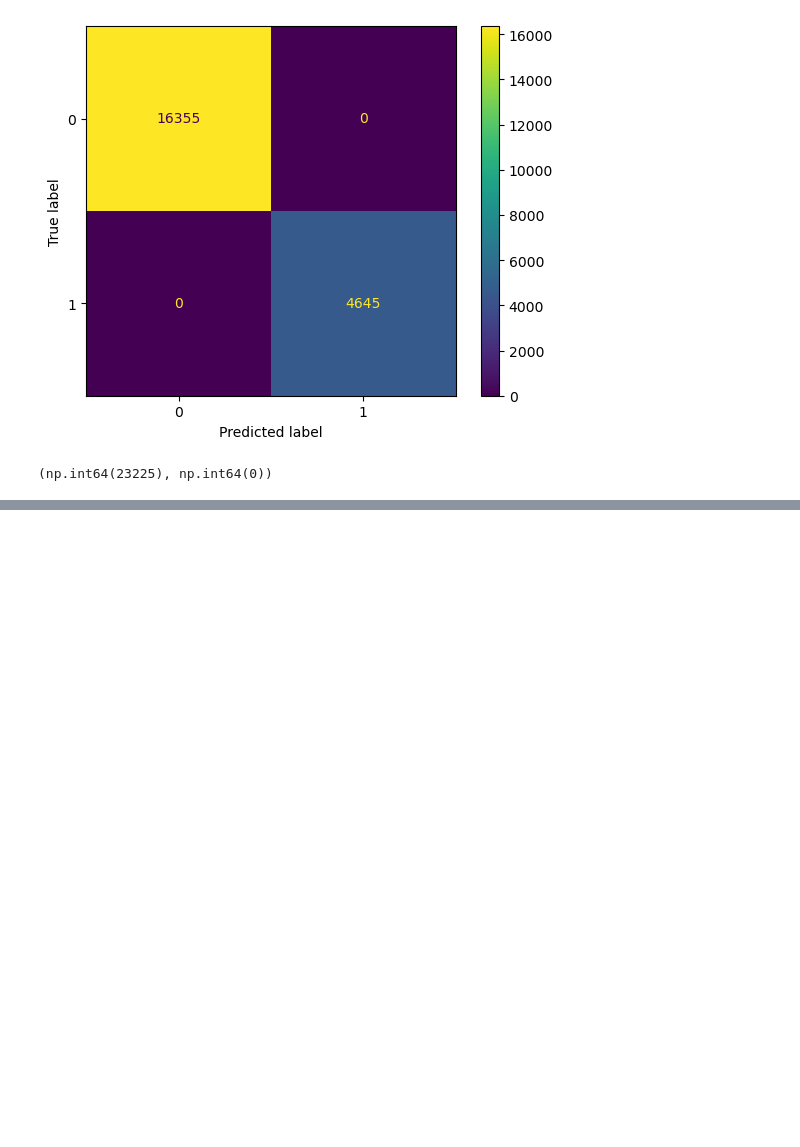
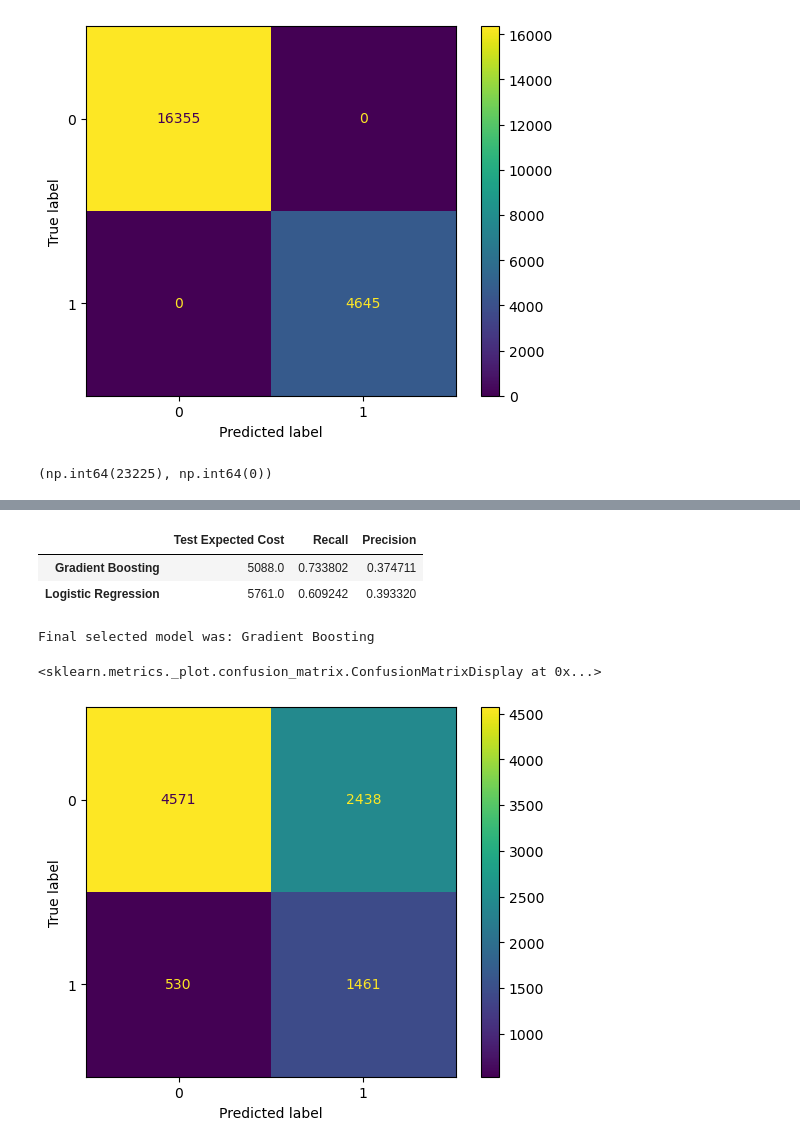
Before and after one commit to bbarafat/credit_risk_ml, a Jupyter notebook: notebooks/exploration.ipynb, the cells around one changed output, grey strips where cells are left out. Drawn from its saved outputs; the diff is of its cells as text; code cells hidden in the pictures; blank space fills up the shorter version.

```diff
--- a/notebooks/exploration.ipynb
+++ b/notebooks/exploration.ipynb
@@ -480,0 +589,19 @@ dummy_cost, logreg_cost
+# %%
+fitted_models = {}
+
+for name, model in finalists.items():
+    fitted = model.fit(X_train, y_train)
+    fitted_models[name] = fitted
+# %%
+test_results = {}
+
+for name, model in fitted_models.items():
+    y_test_prob = model.predict_proba(X_test)[:, 1]
+    y_test_pred = predict_with_threshold(y_test_prob, optimal_thresholds[name])
+
+    test_results[name] = {
+        "expected_cost": expected_cost(y_test, y_test_pred),
+        "classification_report": classification_report(y_test, y_test_pred, output_dict=True)
+    }
+
+test_results
@@ -480,0 +626,32 @@ dummy_cost, logreg_cost
+# %%
+result_df = pd.DataFrame({
+    name: {
+        "Test Expected Cost": res["expected_cost"],
+        "Recall": res["classification_report"]["1"]["recall"],
+        "Precision": res["classification_report"]["1"]["precision"],
+    }
+    for name, res in test_results.items()
+}).T.sort_values("Test Expected Cost")
+
+result_df
+# %% [output]
+|  | Test Expected Cost | Recall | Precision |
+| Gradient Boosting | 5088.0 | 0.733802 | 0.374711 |
+| Logistic Regression | 5761.0 | 0.609242 | 0.393320 |
+# %%
+selected_model = result_df.sort_values(by='Test Expected Cost',ascending=False).index[-1]
+# %%
+print(f"Final selected model was: {selected_model}")
+# %% [output]
+Final selected model was: Gradient Boosting
+# %%
+best_model = fitted_models[selected_model]
+best_threshold = optimal_thresholds[selected_model]
+
+y_test_prob = best_model.predict_proba(X_test)[:, 1]
+y_test_pred = predict_with_threshold(y_test_prob, best_threshold)
+
+ConfusionMatrixDisplay.from_predictions(y_test, y_test_pred)
+# %% [output]
+<sklearn.metrics._plot.confusion_matrix.ConfusionMatrixDisplay at 0x...>
+[figure, added]
```
Also changed, not shown: parts of 14 cells of this notebook, 9 other files.
